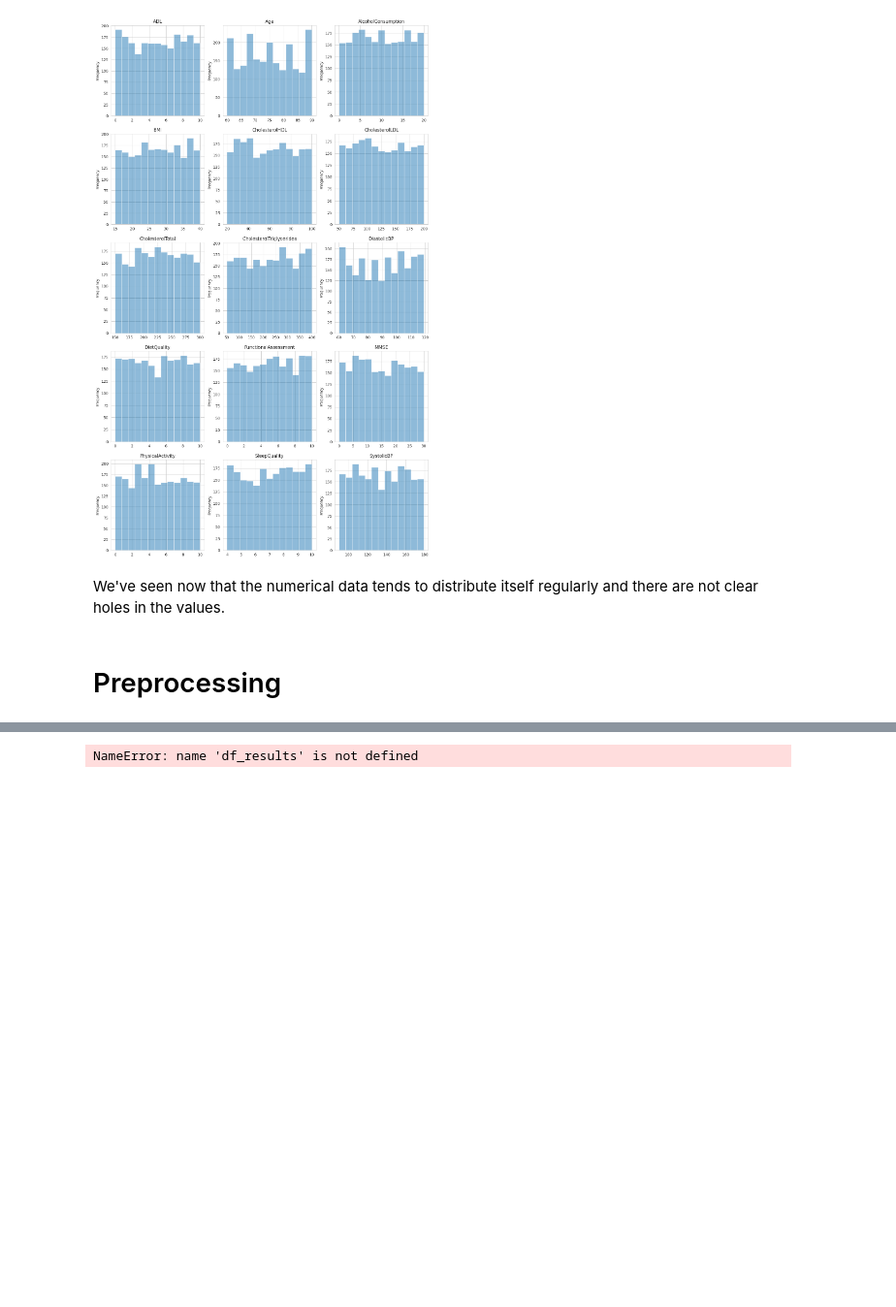
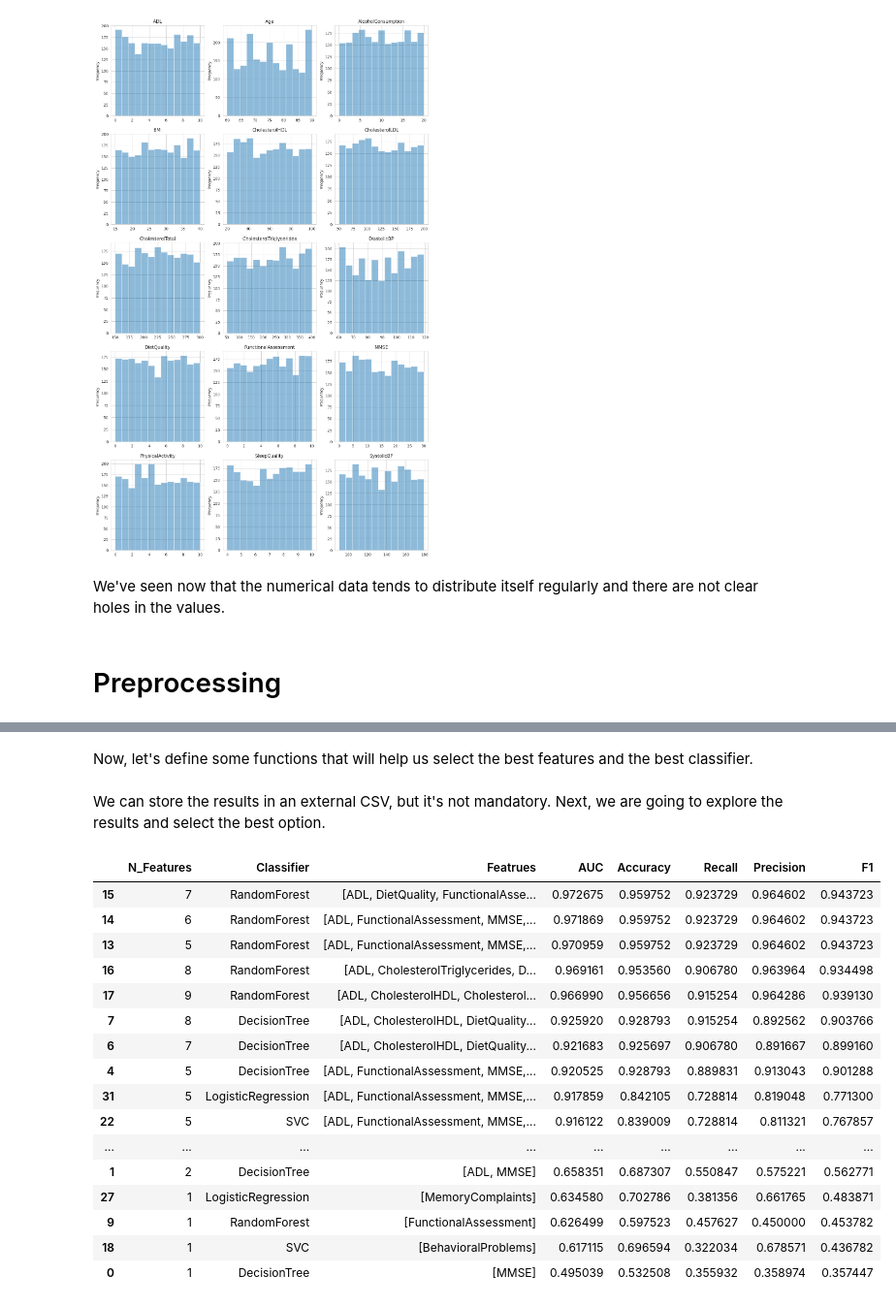
Before and after one commit to nachmz42/alzheimer-dataset, a Jupyter notebook: exploration_analysis.ipynb, the cells around one changed output, grey strips where cells are left out. Shown at 97% size. Cells and saved outputs as stored; diff of their text form; code cells hidden in the pictures; blank space fills up the shorter version.

```diff
--- a/exploration_analysis.ipynb
+++ b/exploration_analysis.ipynb
@@ -410,6 +336,6 @@ pipeline = Pipeline(steps=[
 # %%
 scaler = StandardScaler()
-X_train_og = X_train.copy()
-X_test_og = X_test.copy()
+X_train = X_train_og.copy()
+X_test = X_test_og.copy()
 X_train[num_cols] = scaler.fit_transform(X_train_og[num_cols])
 X_test[num_cols] = scaler.transform(X_test_og[num_cols])
@@ -444,6 +341,0 @@ dtype: float64
-# %%
-
-print('📢 Classification report:\n', classification_report(y_pred=y_pred, y_true=y_test))
-y_pred_proba = clf.predict_proba(X_test)[:, 1]
-auc = roc_auc_score(y_test, y_pred_proba)
-print('📢 AUC:',auc)
@@ -557,6 +342,55 @@ NameError: name 'all_combinations' is not defined
-# %%
-result_cols = ['classifiers','features','accuracy','recall','precision','f1','auc']
-df_results = pd.DataFrame(results, columns=result_cols)
-df_results.to_csv('reults.csv', sep=';', header=True, columns=result_cols, index=False, encoding='utf-8')
-# %% [output]
-NameError: name 'df_results' is not defined
+# %% [markdown]
+Now, let's define some functions that will help us select the best features and the best classifier.
+# %%
+def select_features(clf,n_features):
+    #Select Features
+    selector = RFE(clf, n_features_to_select=n_features, step=1)
+    selector = selector.fit(X_train, y_train)
+    ranking_df = pd.DataFrame({'Feature': X.columns, 'Ranking': selector.ranking_})
+    imp_cols = ranking_df[ranking_df['Ranking']==1]['Feature'].to_list()
+    return imp_cols
+
+def test_metrics(clf, imp_cols, n_features, name):
+    #Test Performance
+    clf.fit(X_train[imp_cols],y_train)
+    y_pred_proba = clf.predict_proba(X_test[imp_cols])[:, 1]
+    auc = roc_auc_score(y_test, y_pred_proba)
+    y_pred =  clf.predict(X_test[imp_cols])
+    f1 = f1_score(y_pred=y_pred, y_true=y_test)
+    accuracy = accuracy_score(y_pred=y_pred, y_true=y_test)
+    recall = recall_score(y_pred=y_pred, y_true=y_test)
+    precision = precision_score(y_pred=y_pred, y_true=y_test)
+
+    return {"N_Features":n_features,"Classifier":name,"Features":imp_cols,"AUC":auc,"Accuracy":accuracy,"Recall":recall,"Precision":precision,"F1":f1}
+# %%
+results = []
+
+for name, clf in classifiers.items():
+    for n_features in range(1,10):
+        imp_cols = select_features(clf,n_features)
+        results.append(test_metrics(clf,imp_cols,n_features,name))
+
+results_df = pd.DataFrame(results, columns= ["N_Features","Classifier","Features","AUC","Accuracy","Recall","Precision","F1"])
+results_df.to_csv("results_classifiers.csv",sep=";",header=True, index=False)
+# %% [markdown]
+We can store the results in an external CSV, but it's not mandatory. Next, we are going to explore the results and select the best option.
+# %%
+results_df.sort_values(by="AUC",ascending=False)
+# %% [output]
+|  | N_Features | Classifier | Featrues | AUC | Accuracy | Recall | Precision | F1 |
+| 15 | 7 | RandomForest | [ADL, DietQuality, FunctionalAsse... | 0.972675 | 0.959752 | 0.923729 | 0.964602 | 0.943723 |
+| 14 | 6 | RandomForest | [ADL, FunctionalAssessment, MMSE,... | 0.971869 | 0.959752 | 0.923729 | 0.964602 | 0.943723 |
+| 13 | 5 | RandomForest | [ADL, FunctionalAssessment, MMSE,... | 0.970959 | 0.959752 | 0.923729 | 0.964602 | 0.943723 |
+| 16 | 8 | RandomForest | [ADL, CholesterolTriglycerides, D... | 0.969161 | 0.953560 | 0.906780 | 0.963964 | 0.934498 |
+| 17 | 9 | RandomForest | [ADL, CholesterolHDL, Cholesterol... | 0.966990 | 0.956656 | 0.915254 | 0.964286 | 0.939130 |
+| 7 | 8 | DecisionTree | [ADL, CholesterolHDL, DietQuality... | 0.925920 | 0.928793 | 0.915254 | 0.892562 | 0.903766 |
+| 6 | 7 | DecisionTree | [ADL, CholesterolHDL, DietQuality... | 0.921683 | 0.925697 | 0.906780 | 0.891667 | 0.899160 |
+| 4 | 5 | DecisionTree | [ADL, FunctionalAssessment, MMSE,... | 0.920525 | 0.928793 | 0.889831 | 0.913043 | 0.901288 |
+| 31 | 5 | LogisticRegression | [ADL, FunctionalAssessment, MMSE,... | 0.917859 | 0.842105 | 0.728814 | 0.819048 | 0.771300 |
+| 22 | 5 | SVC | [ADL, FunctionalAssessment, MMSE,... | 0.916122 | 0.839009 | 0.728814 | 0.811321 | 0.767857 |
+| ... | ... | ... | ... | ... | ... | ... | ... | ... |
+| 1 | 2 | DecisionTree | [ADL, MMSE] | 0.658351 | 0.687307 | 0.550847 | 0.575221 | 0.562771 |
+| 27 | 1 | LogisticRegression | [MemoryComplaints] | 0.634580 | 0.702786 | 0.381356 | 0.661765 | 0.483871 |
+| 9 | 1 | RandomForest | [FunctionalAssessment] | 0.626499 | 0.597523 | 0.457627 | 0.450000 | 0.453782 |
+| 18 | 1 | SVC | [BehavioralProblems] | 0.617115 | 0.696594 | 0.322034 | 0.678571 | 0.436782 |
+| 0 | 1 | DecisionTree | [MMSE] | 0.495039 | 0.532508 | 0.355932 | 0.358974 | 0.357447 |
```
Also changed, not shown: parts of 16 cells of this notebook, 1 other file.
